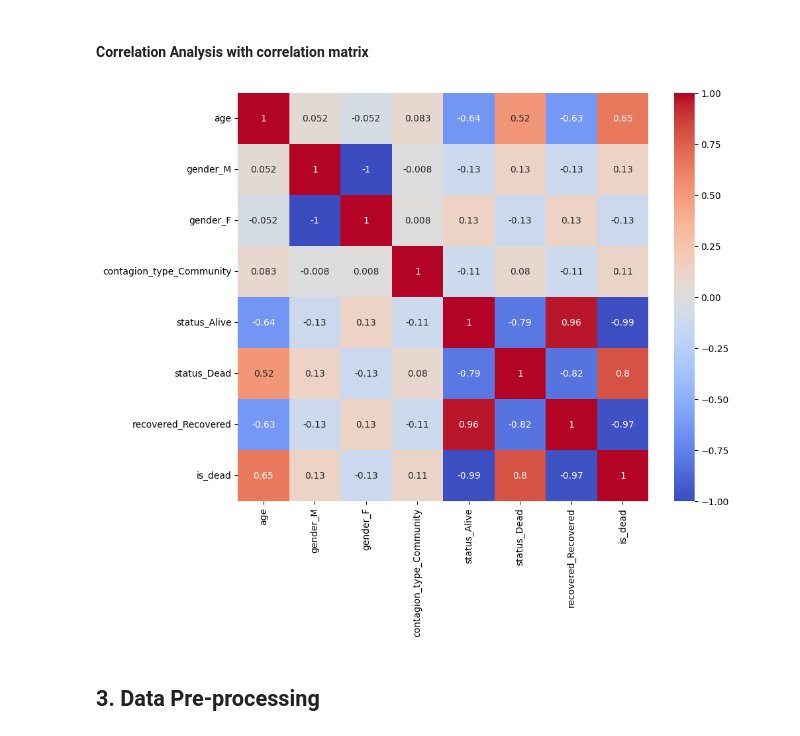
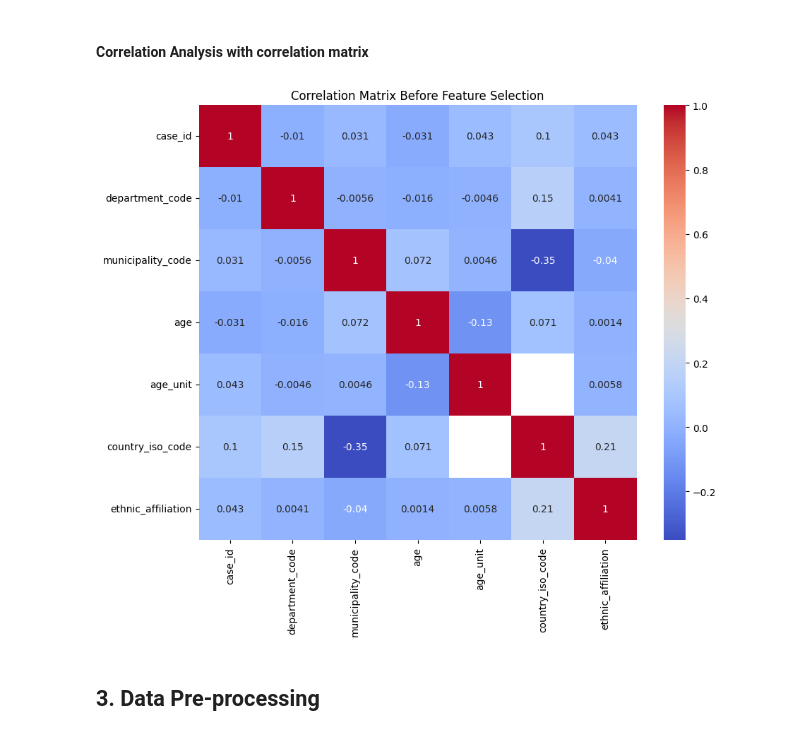
Before and after one commit to FaresDarghouth/supervised-ml-models, a Jupyter notebook: classification-covid19/covid19.ipynb, the cells around one changed output. Saved outputs shown, nothing was run; the diff lists cells and outputs as text; code cells hidden in the pictures.

```diff
--- a/classification-covid19/covid19.ipynb
+++ b/classification-covid19/covid19.ipynb
@@ -192,14 +244,16 @@ Number of duplicate rows: 0
 # %% [markdown]
 #### Correlation Analysis with correlation matrix
 # %%
-correlation_matrix = df.corr()
+numeric_cols = df.select_dtypes(include=['float64', 'int64']).columns
+correlation_matrix = df[numeric_cols].corr()
 
 # Visualize correlations
 plt.figure(figsize=(10, 8))
 sns.heatmap(correlation_matrix, annot=True, cmap='coolwarm')
+plt.title('Correlation Matrix Before Feature Selection')
 plt.show()
 # %% [output]
-[figure, old version]
+[figure, new version]
 # %% [markdown]
 ## 3. Data Pre-processing
 # %% [markdown]
```
Also changed, not shown: parts of 34 cells of this notebook.
